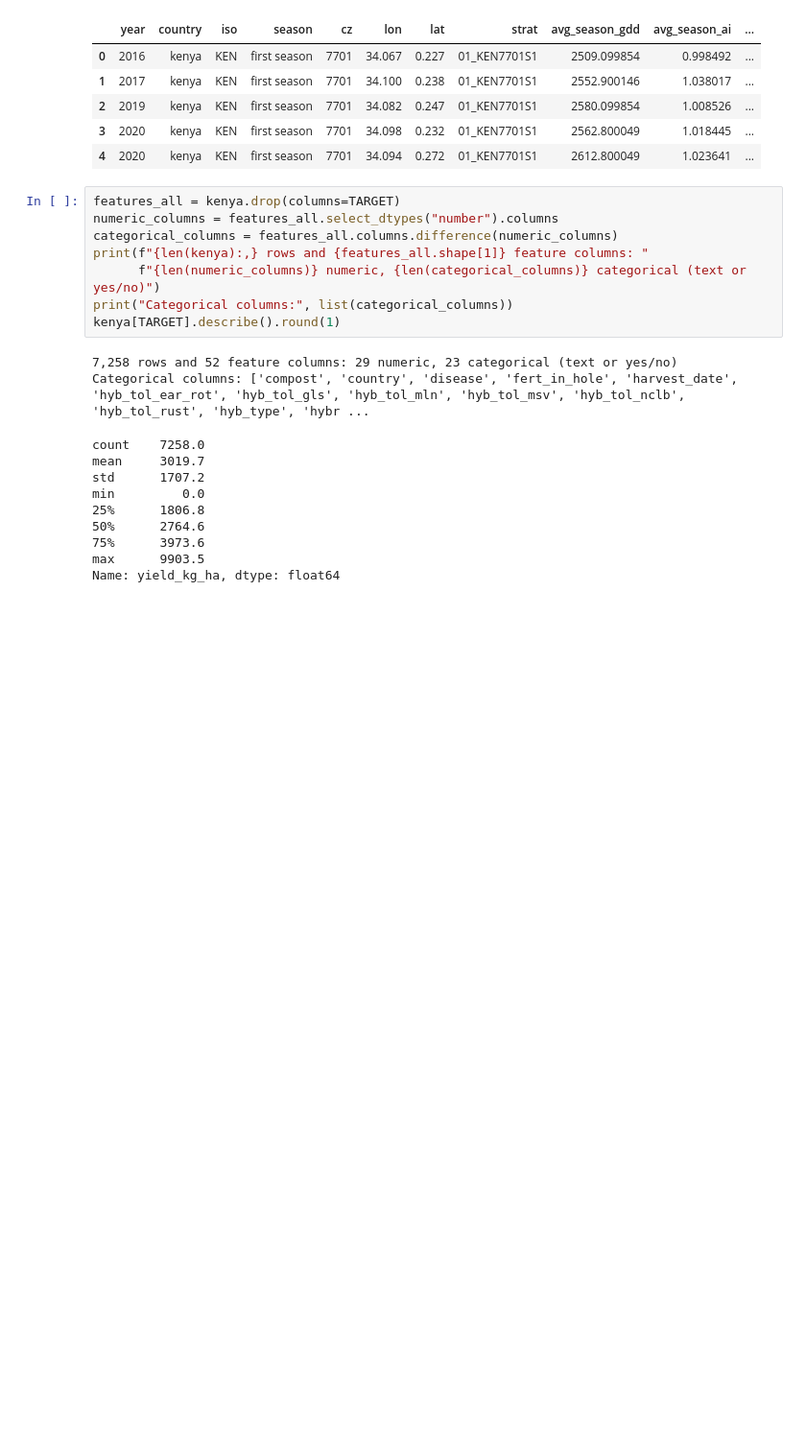
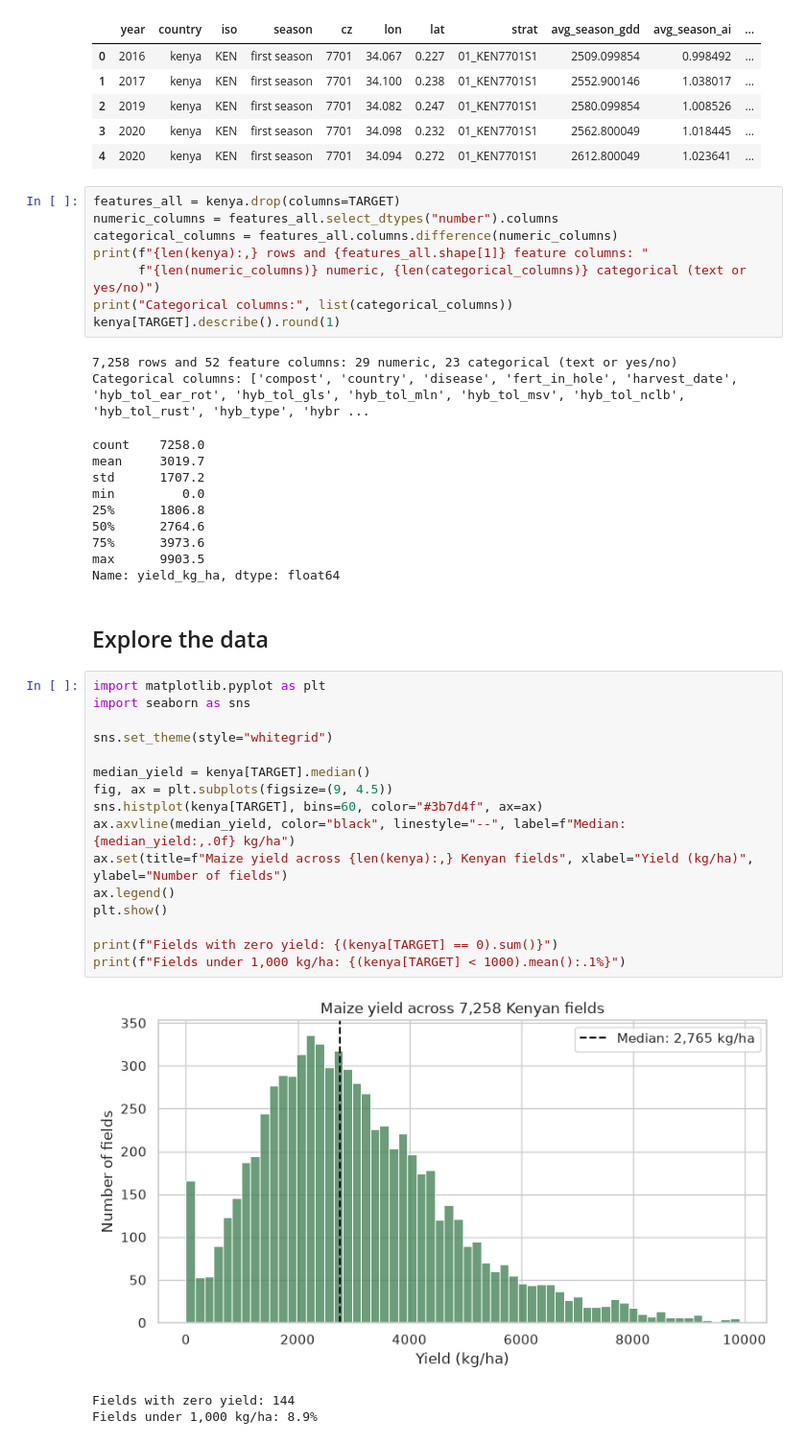
Before and after one commit to Kiguru-Alu/linear_regression_model, a Jupyter notebook: summative/linear_regression/multivariate.ipynb, the cells around one changed output. Shown at 96% size. Saved outputs shown, nothing was run; the diff lists cells and outputs as text; blank space fills up the shorter version.

Commit message:
notebook:  exploring yield, correlations and feature distributions

```diff
--- a/summative/linear_regression/multivariate.ipynb
+++ b/summative/linear_regression/multivariate.ipynb
@@ -72,3 +72,25 @@ min         0.0
 75%      3973.6
 max      9903.5
 Name: yield_kg_ha, dtype: float64
+# %% [markdown]
+## Explore the data
+# %%
+import matplotlib.pyplot as plt
+import seaborn as sns
+
+sns.set_theme(style="whitegrid")
+
+median_yield = kenya[TARGET].median()
+fig, ax = plt.subplots(figsize=(9, 4.5))
+sns.histplot(kenya[TARGET], bins=60, color="#3b7d4f", ax=ax)
+ax.axvline(median_yield, color="black", linestyle="--", label=f"Median: {median_yield:,.0f} kg/ha")
+ax.set(title=f"Maize yield across {len(kenya):,} Kenyan fields", xlabel="Yield (kg/ha)", ylabel="Number of fields")
+ax.legend()
+plt.show()
+
+print(f"Fields with zero yield: {(kenya[TARGET] == 0).sum()}")
+print(f"Fields under 1,000 kg/ha: {(kenya[TARGET] < 1000).mean():.1%}")
+# %% [output]
+[figure, added]
+Fields with zero yield: 144
+Fields under 1,000 kg/ha: 8.9%
```
Also changed, not shown: parts of 5 cells of this notebook.
